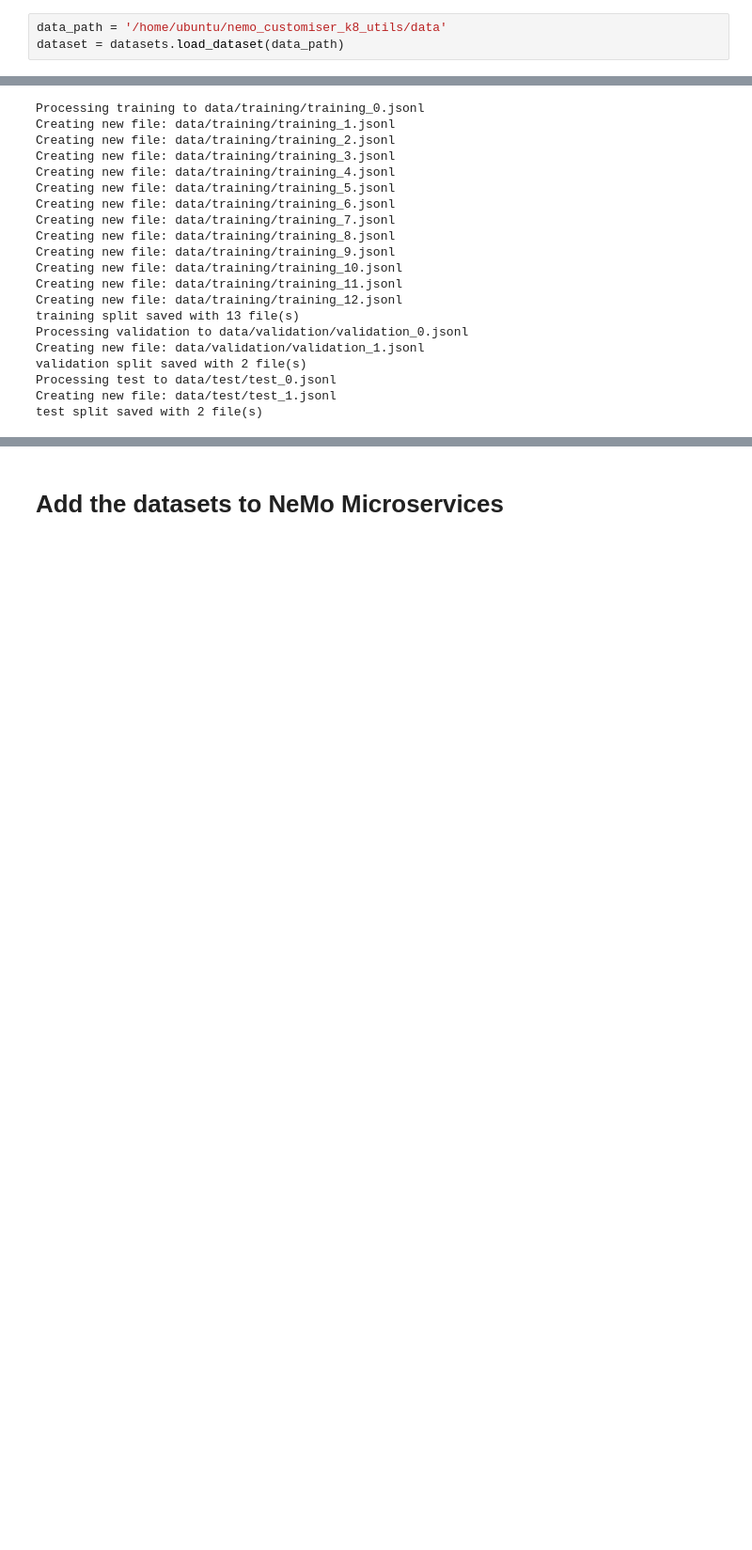
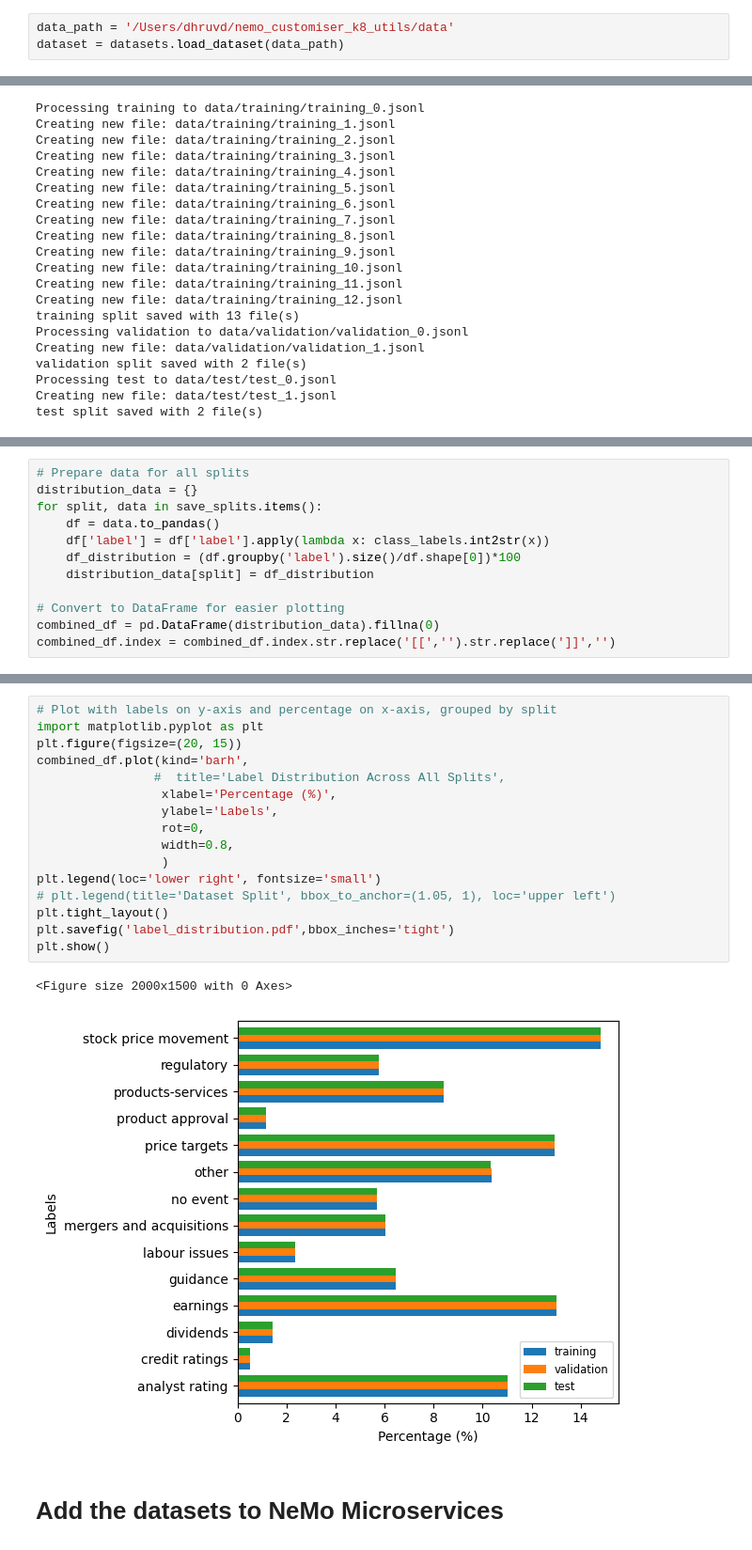
Before and after one commit to guilherme-pombo/nemo_customiser_k8_utils, a Jupyter notebook: nemoms_pythonsdk_lora/1_create_dataset.ipynb, the cells around one changed output, grey strips where cells are left out. Shown at 94% size. Cells and saved outputs as stored; diff of their text form; blank space fills up the shorter version.

```diff
--- a/nemoms_pythonsdk_lora/1_create_dataset.ipynb
+++ b/nemoms_pythonsdk_lora/1_create_dataset.ipynb
@@ -7,5 +9,5 @@ import datasets
 # %%
-data_path = '/home/ubuntu/nemo_customiser_k8_utils/data'
+data_path = '/Users/dhruvd/nemo_customiser_k8_utils/data'
 dataset = datasets.load_dataset(data_path)
 # %%
 # Assuming 'label' is the column you want to stratify by
@@ -185,0 +158,12 @@ plt.show()
+# %%
+# Prepare data for all splits
+distribution_data = {}
+for split, data in save_splits.items():
+    df = data.to_pandas()
+    df['label'] = df['label'].apply(lambda x: class_labels.int2str(x))
+    df_distribution = (df.groupby('label').size()/df.shape[0])*100
+    distribution_data[split] = df_distribution
+
+# Convert to DataFrame for easier plotting
+combined_df = pd.DataFrame(distribution_data).fillna(0)
+combined_df.index = combined_df.index.str.replace('[[','').str.replace(']]','')
@@ -186,3 +189,22 @@ plt.show()
+# %%
+# Plot with labels on y-axis and percentage on x-axis, grouped by split
+import matplotlib.pyplot as plt
+plt.figure(figsize=(20, 15))
+combined_df.plot(kind='barh',
+                #  title='Label Distribution Across All Splits',
+                 xlabel='Percentage (%)',
+                 ylabel='Labels',
+                 rot=0,
+                 width=0.8,
+                 )
+plt.legend(loc='lower right', fontsize='small')
+# plt.legend(title='Dataset Split', bbox_to_anchor=(1.05, 1), loc='upper left')
+plt.tight_layout()
+plt.savefig('label_distribution.pdf',bbox_inches='tight')
+plt.show()
+# %% [output]
+<Figure size 2000x1500 with 0 Axes>
+[figure, added]
 # %% [markdown]
 # Add the datasets to NeMo Microservices
 # %%
```
Also changed, not shown: parts of 3 cells of this notebook, 5 other files.
